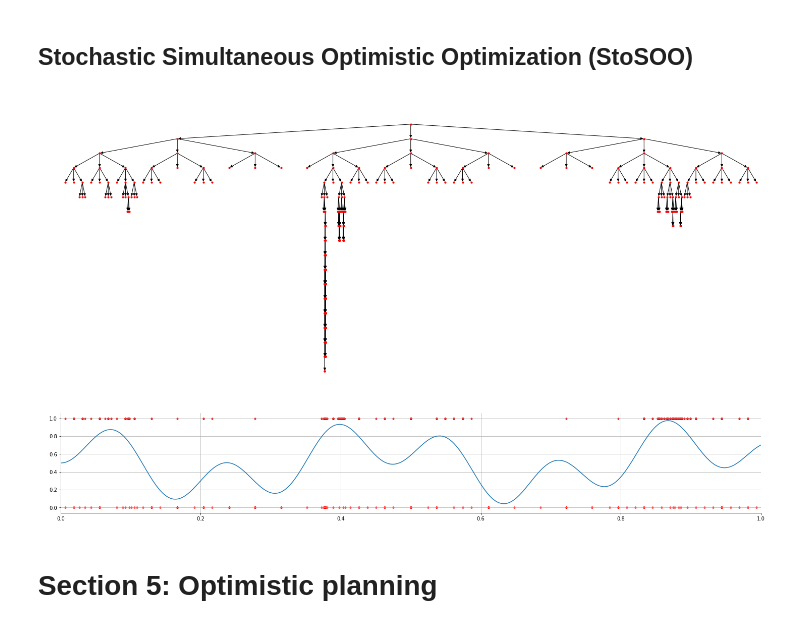
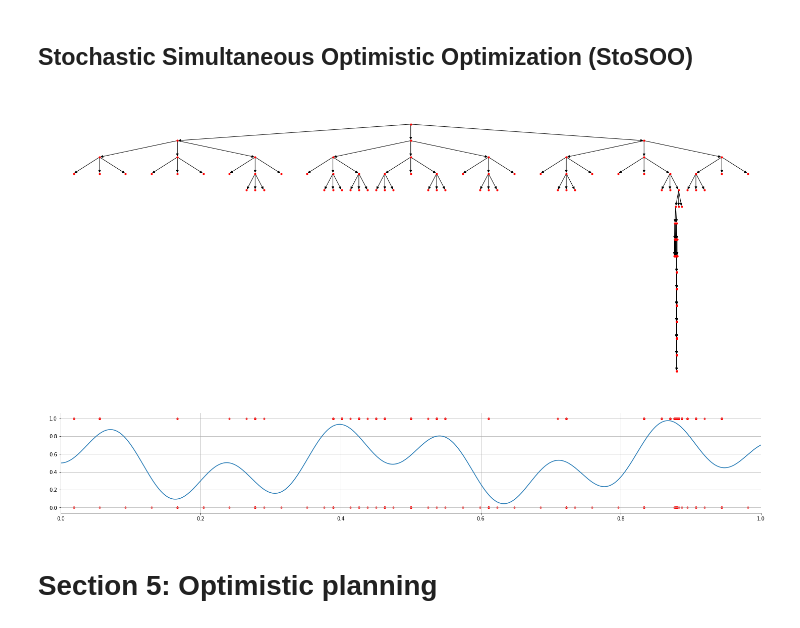
Before and after one commit to yunjhongwu/MCTS, a Jupyter notebook: MCTS.ipynb, the cells around one changed output. Saved outputs shown, nothing was run; the diff lists cells and outputs as text; code cells hidden in the pictures.

```diff
--- a/MCTS.ipynb
+++ b/MCTS.ipynb
@@ -71,12 +69,12 @@ graph = visualize(tree, func)
 # %% [markdown]
 ## Stochastic Simultaneous Optimistic Optimization (StoSOO)
 # %%
-tree = StoSOO(1000, 3, h_max, 5, 0.1)
+tree = StoSOO(1000, 3, h_max, 10, 0.1)
 
 tree.search(bernoulli_noise(func))
 graph = visualize(tree, func)
 # %% [output]
-[figure, old version]
+[figure, new version]
 # %% [markdown]
 # Section 5: Optimistic planning
 # %% [markdown]
```
Also changed, not shown: parts of 4 cells of this notebook.
